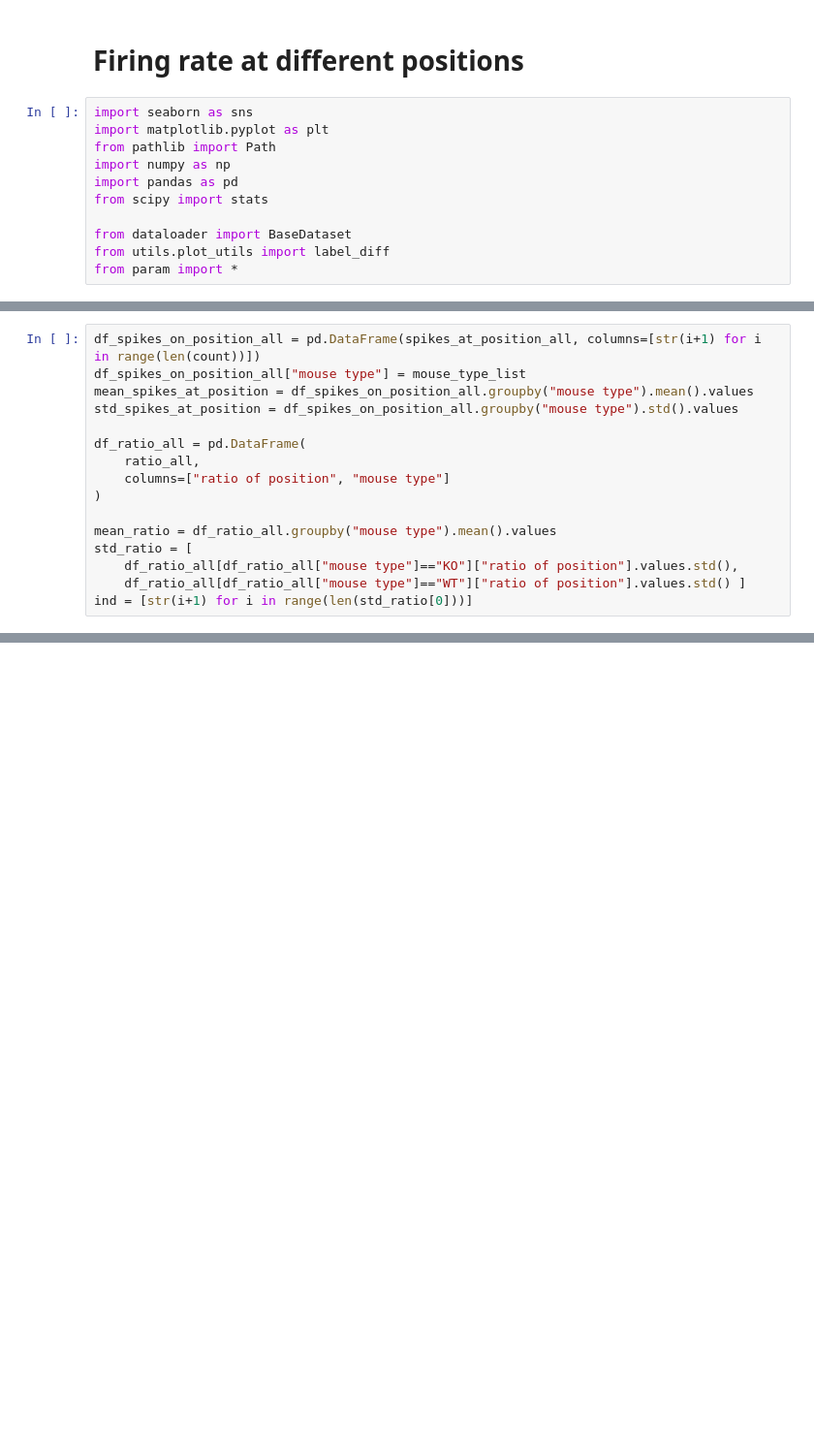
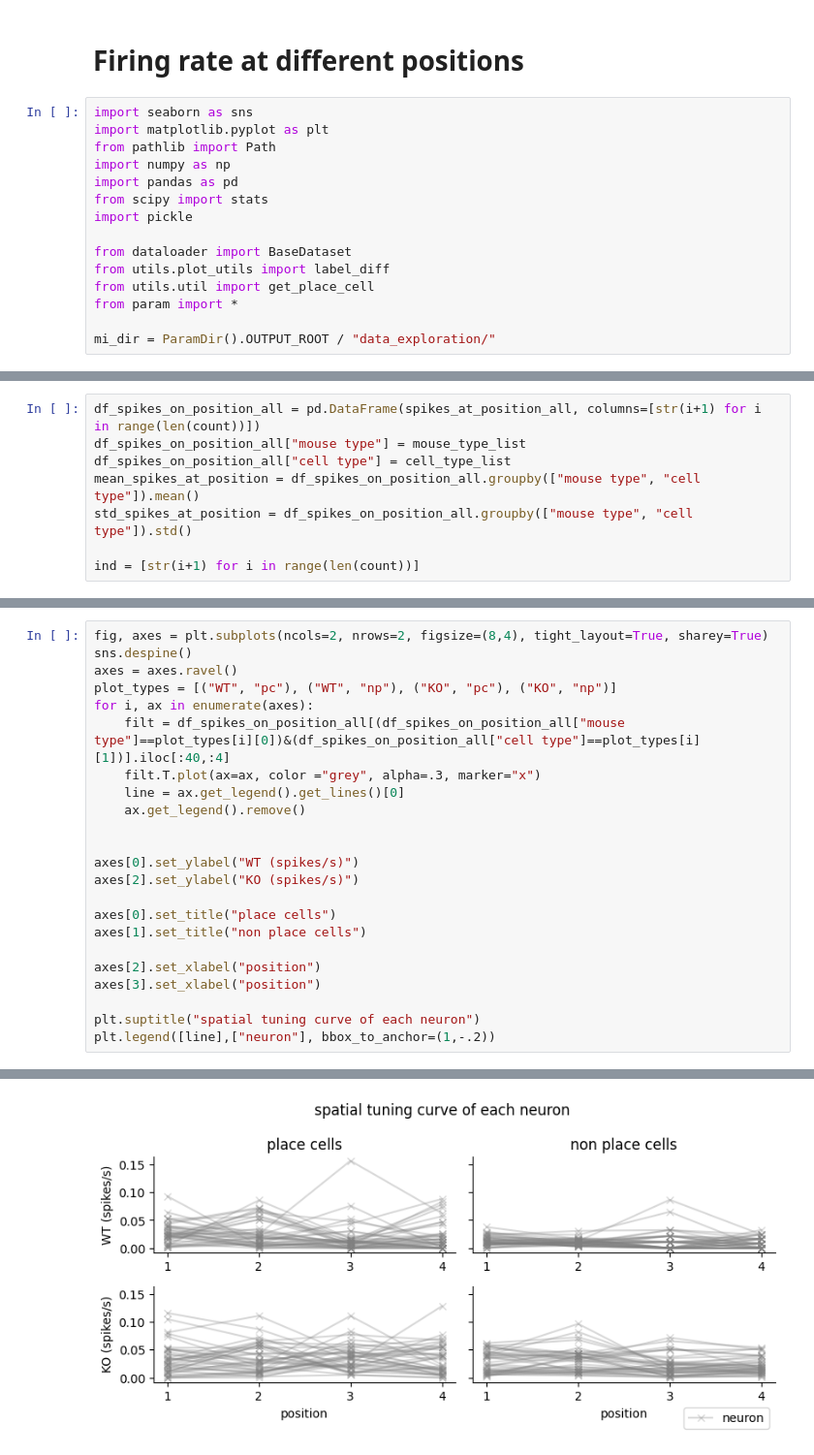
Before and after one commit to kisaragiRY/decoding-DG, a Jupyter notebook: notebooks/2-data-exploration/3-effect-of-discretization/03-firing-rate-at-position.ipynb, the cells around one changed output, grey strips where cells are left out. Shown at 97% size. Saved outputs shown, nothing was run; the diff lists cells and outputs as text; blank space fills up the shorter version.

Commit message:
spatial tuning curve of place cell and non-place cells #91

```diff
--- a/notebooks/2-data-exploration/3-effect-of-discretization/03-firing-rate-at-position.ipynb
+++ b/notebooks/2-data-exploration/3-effect-of-discretization/03-firing-rate-at-position.ipynb
@@ -7,10 +7,14 @@ from pathlib import Path
 import numpy as np
 import pandas as pd
 from scipy import stats
+import pickle
 
 from dataloader import BaseDataset
 from utils.plot_utils import label_diff
+from utils.util import get_place_cell
 from param import *
+
+mi_dir = ParamDir().OUTPUT_ROOT / "data_exploration/"
 # %%
 
 spikes_at_position_all = []
@@ -41,16 +54,8 @@ for data_dir in ParamDir().data_list:
 # %%
 df_spikes_on_position_all = pd.DataFrame(spikes_at_position_all, columns=[str(i+1) for i in range(len(count))])
 df_spikes_on_position_all["mouse type"] = mouse_type_list
-mean_spikes_at_position = df_spikes_on_position_all.groupby("mouse type").mean().values
-std_spikes_at_position = df_spikes_on_position_all.groupby("mouse type").std().values
+df_spikes_on_position_all["cell type"] = cell_type_list
+mean_spikes_at_position = df_spikes_on_position_all.groupby(["mouse type", "cell type"]).mean()
+std_spikes_at_position = df_spikes_on_position_all.groupby(["mouse type", "cell type"]).std()
 
-df_ratio_all = pd.DataFrame(
-    ratio_all,
-    columns=["ratio of position", "mouse type"]
-)
-
-mean_ratio = df_ratio_all.groupby("mouse type").mean().values
-std_ratio = [
-    df_ratio_all[df_ratio_all["mouse type"]=="KO"]["ratio of position"].values.std(),
-    df_ratio_all[df_ratio_all["mouse type"]=="WT"]["ratio of position"].values.std() ]
-ind = [str(i+1) for i in range(len(std_ratio[0]))]
+ind = [str(i+1) for i in range(len(count))]
@@ -123,0 +62,24 @@ plt.legend(
+# %%
+fig, axes = plt.subplots(ncols=2, nrows=2, figsize=(8,4), tight_layout=True, sharey=True)
+sns.despine()
+axes = axes.ravel()
+plot_types = [("WT", "pc"), ("WT", "np"), ("KO", "pc"), ("KO", "np")]
+for i, ax in enumerate(axes):
+    filt = df_spikes_on_position_all[(df_spikes_on_position_all["mouse type"]==plot_types[i][0])&(df_spikes_on_position_all["cell type"]==plot_types[i][1])].iloc[:40,:4]
+    filt.T.plot(ax=ax, color ="grey", alpha=.3, marker="x")
+    line = ax.get_legend().get_lines()[0]
+    ax.get_legend().remove()
+
+
+axes[0].set_ylabel("WT (spikes/s)")
+axes[2].set_ylabel("KO (spikes/s)")
+
+axes[0].set_title("place cells")
+axes[1].set_title("non place cells")
+
+axes[2].set_xlabel("position")
+axes[3].set_xlabel("position")
+
+plt.suptitle("spatial tuning curve of each neuron")
+plt.legend([line],["neuron"], bbox_to_anchor=(1,-.2))
+# %% [output]
@@ -123,0 +87 @@ plt.legend(
+[figure, added]
```
Also changed, not shown: parts of 7 cells of this notebook.
